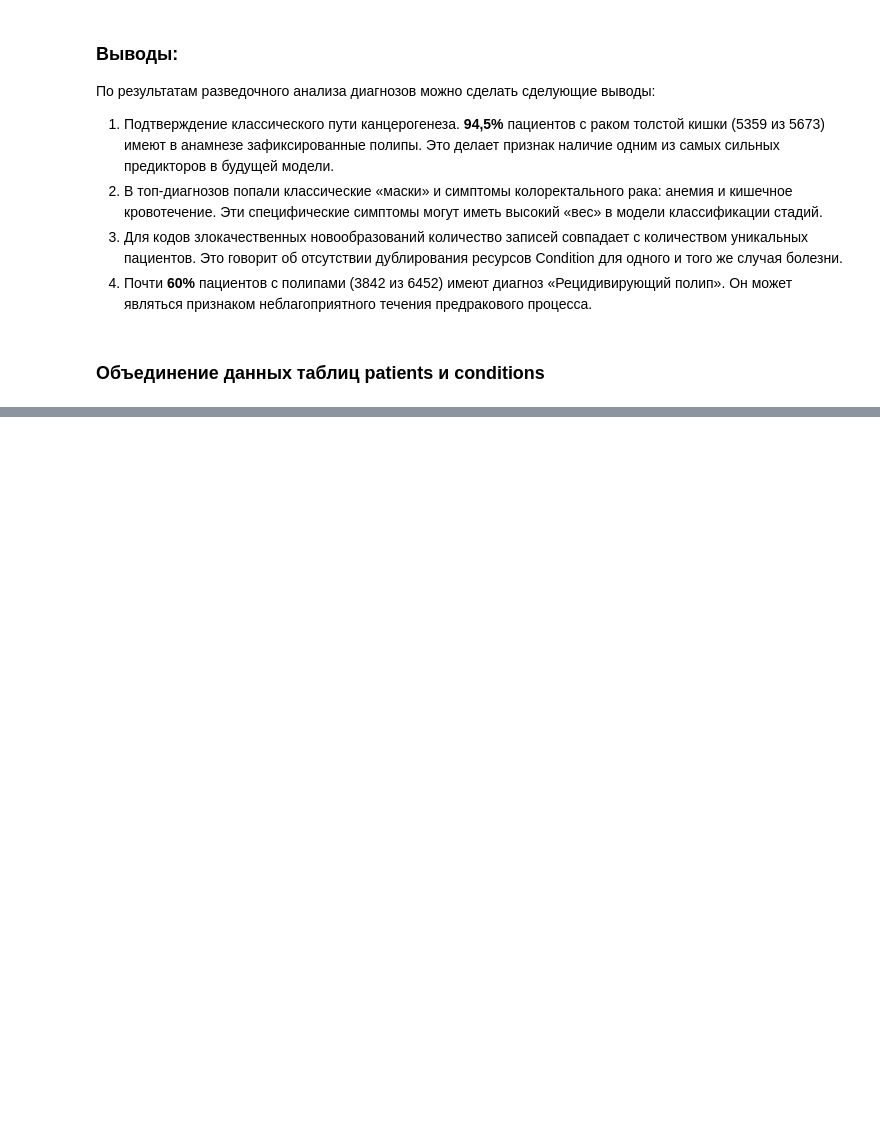
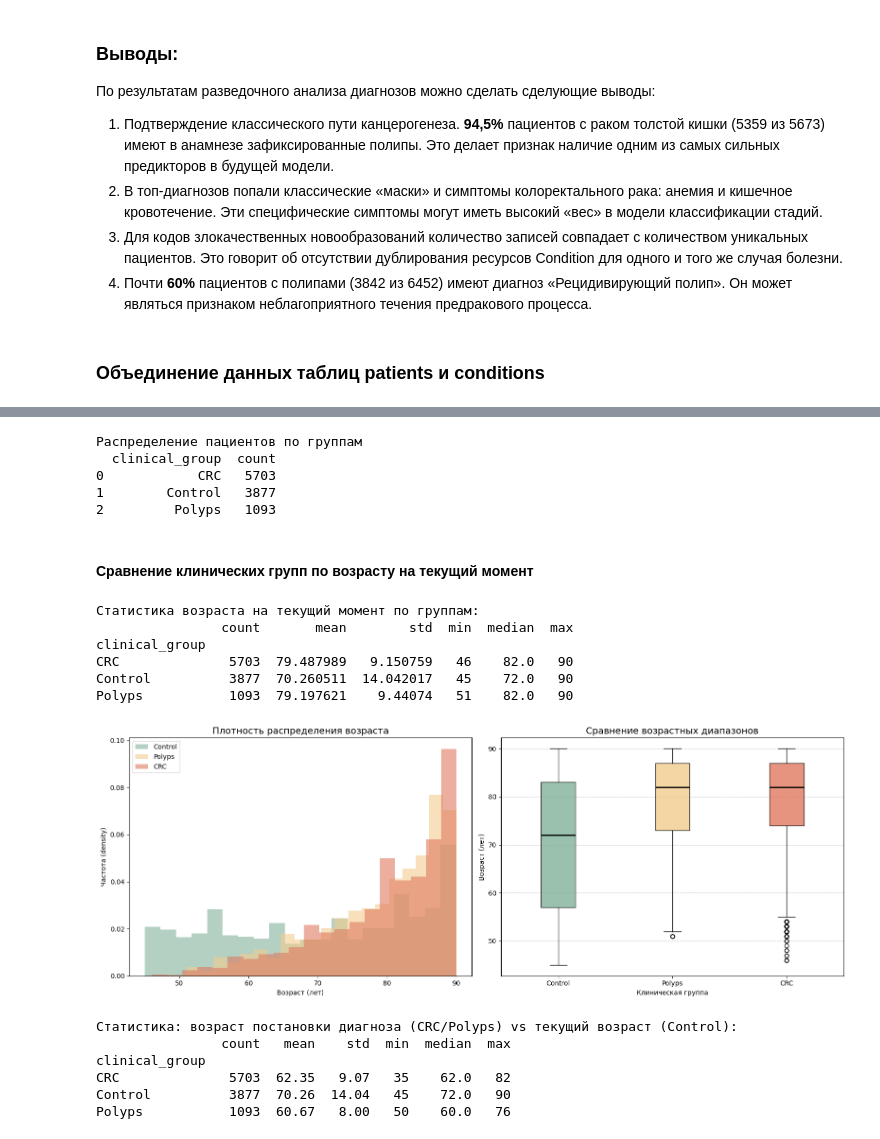
Before and after one commit to BalshowAndrew/oncology_fhir_analytics, a Jupyter notebook: notebooks/01_eda_clickhouse.ipynb, the cells around one changed output, grey strips where cells are left out. Saved outputs shown, nothing was run; the diff lists cells and outputs as text; code cells hidden in the pictures; blank space fills up the shorter version.

```diff
--- a/notebooks/01_eda_clickhouse.ipynb
+++ b/notebooks/01_eda_clickhouse.ipynb
@@ -481,0 +419,77 @@ avg_metrics
+# %%
+print("Распределение пациентов по группам")
+print(df_clinic_groups['clinical_group'].value_counts().reset_index())
+# %% [output]
+Распределение пациентов по группам
+  clinical_group  count
+0            CRC   5703
+1        Control   3877
+2         Polyps   1093
+# %% [markdown]
+#### Сравнение клинических групп по возрасту на текущий момент
+# %%
+# Статистика возраста на текущий момент по группам
+age_stats = df_clinic_groups.groupby('clinical_group')['current_age'].agg(['count', 'mean', 'std', 'min', 'median', 'max'])
+print("Статистика возраста на текущий момент по группам:")
+print(age_stats)
+# %% [output]
+Статистика возраста на текущий момент по группам:
+                count       mean        std  min  median  max
+clinical_group
+CRC              5703  79.487989   9.150759   46    82.0   90
+Control          3877  70.260511  14.042017   45    72.0   90
+Polyps           1093  79.197621    9.44074   51    82.0   90
+# %%
+fig, (ax1, ax2) = plt.subplots(1, 2, figsize=(16, 6))
+groups = ['Control', 'Polyps', 'CRC']
+colors = ['#81b29a', '#f2cc8f', '#e07a5f']
+
+# Гистограммы (Плотность распределения)
+for group, color in zip(groups, colors):
+    subset = df_clinic_groups[df_clinic_groups['clinical_group'] == group]
+    ax1.hist(subset['current_age'], bins=20, alpha=0.6, label=group, color=color, density=True)
+
+ax1.set_title('Плотность распределения возраста', fontsize=14)
+ax1.set_xlabel('Возраст (лет)')
+ax1.set_ylabel('Частота (density)')
+ax1.legend()
+
+# Boxplot (Сравнение медиан)
+data_to_plot = [df_clinic_groups[df_clinic_groups['clinical_group'] == g]['current_age'] for g in groups]
+
+bp = ax2.boxplot(data_to_plot, labels=groups, patch_artist=True, medianprops={'color': 'black', 'linewidth': 2})
+for patch, color in zip(bp['boxes'], colors):
+    patch.set_facecolor(color)
+    patch.set_alpha(0.8)
+
+ax2.set_title('Сравнение возрастных диапазонов', fontsize=14)
+ax2.set_xlabel('Клиническая группа')
+ax2.set_ylabel('Возраст (лет)')
+ax2.grid(axis='y', linestyle='--', alpha=0.7)
+
+plt.tight_layout()
+plt.show()
+# %% [output]
+[figure, added]
+# %%
+# Статистика: возраст постановки диагноза (CRC/Polyps) vs текущий возраст (Control)
+# Для Control берем current_age, для остальных - age_at_diagnosis
+df_clinic_groups['age_for_analysis'] = df_clinic_groups.apply(
+    lambda x: x['current_age'] if x['clinical_group'] == 'Control' else x['age_at_diagnosis'],
+    axis=1
+)
+
+# Формируем итоговую таблицу
+analysis_stats = df_clinic_groups.groupby('clinical_group')['age_for_analysis'].agg(
+    ['count', 'mean', 'std', 'min', 'median', 'max']
+).round(2)
+
+print("Статистика: возраст постановки диагноза (CRC/Polyps) vs текущий возраст (Control):")
+print(analysis_stats)
+# %% [output]
+Статистика: возраст постановки диагноза (CRC/Polyps) vs текущий возраст (Control):
+                count   mean    std  min  median  max
+clinical_group
+CRC              5703  62.35   9.07   35    62.0   82
+Control          3877  70.26  14.04   45    72.0   90
+Polyps           1093  60.67   8.00   50    60.0   76
```
Also changed, not shown: parts of 23 cells of this notebook.
